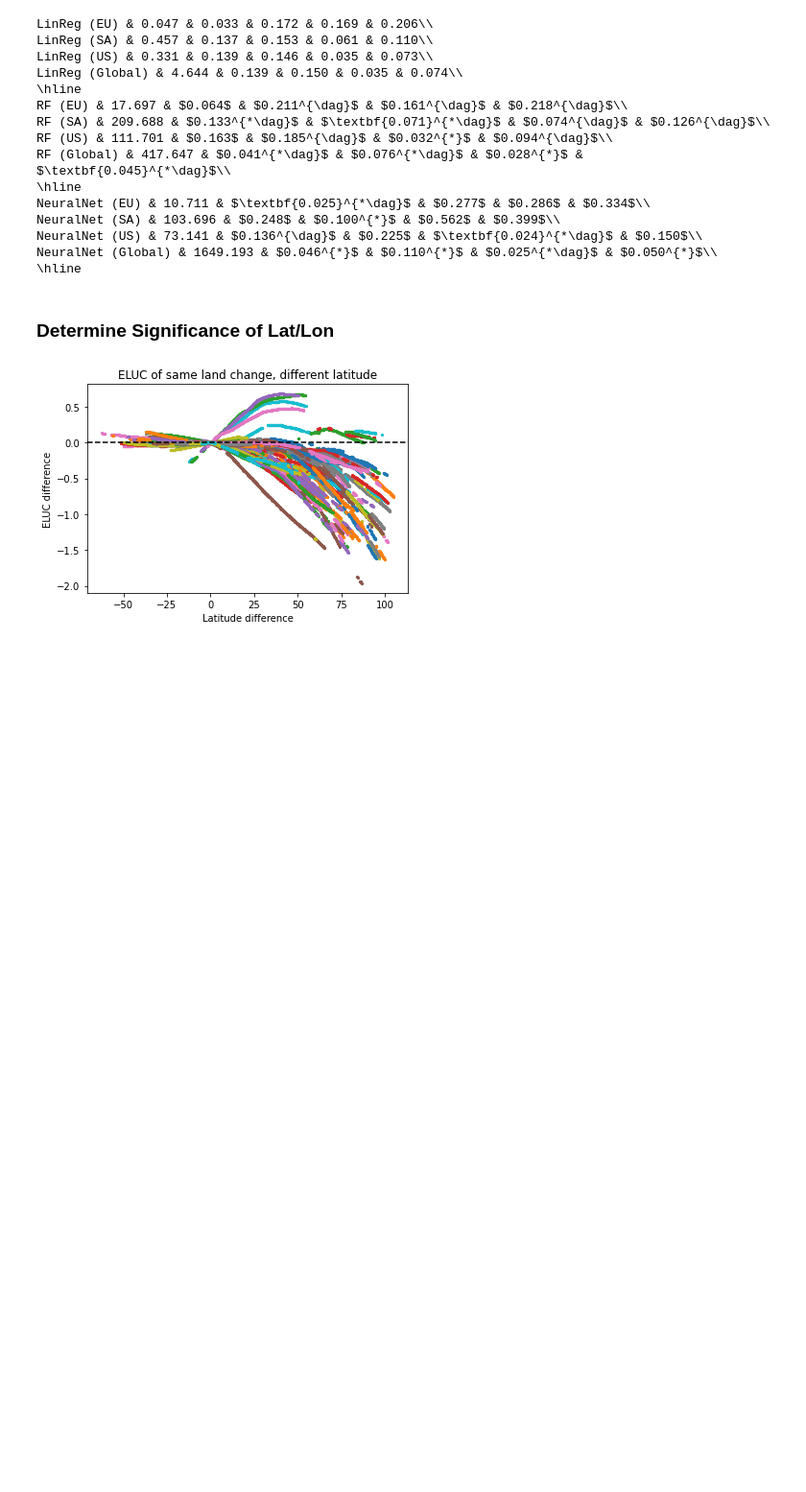
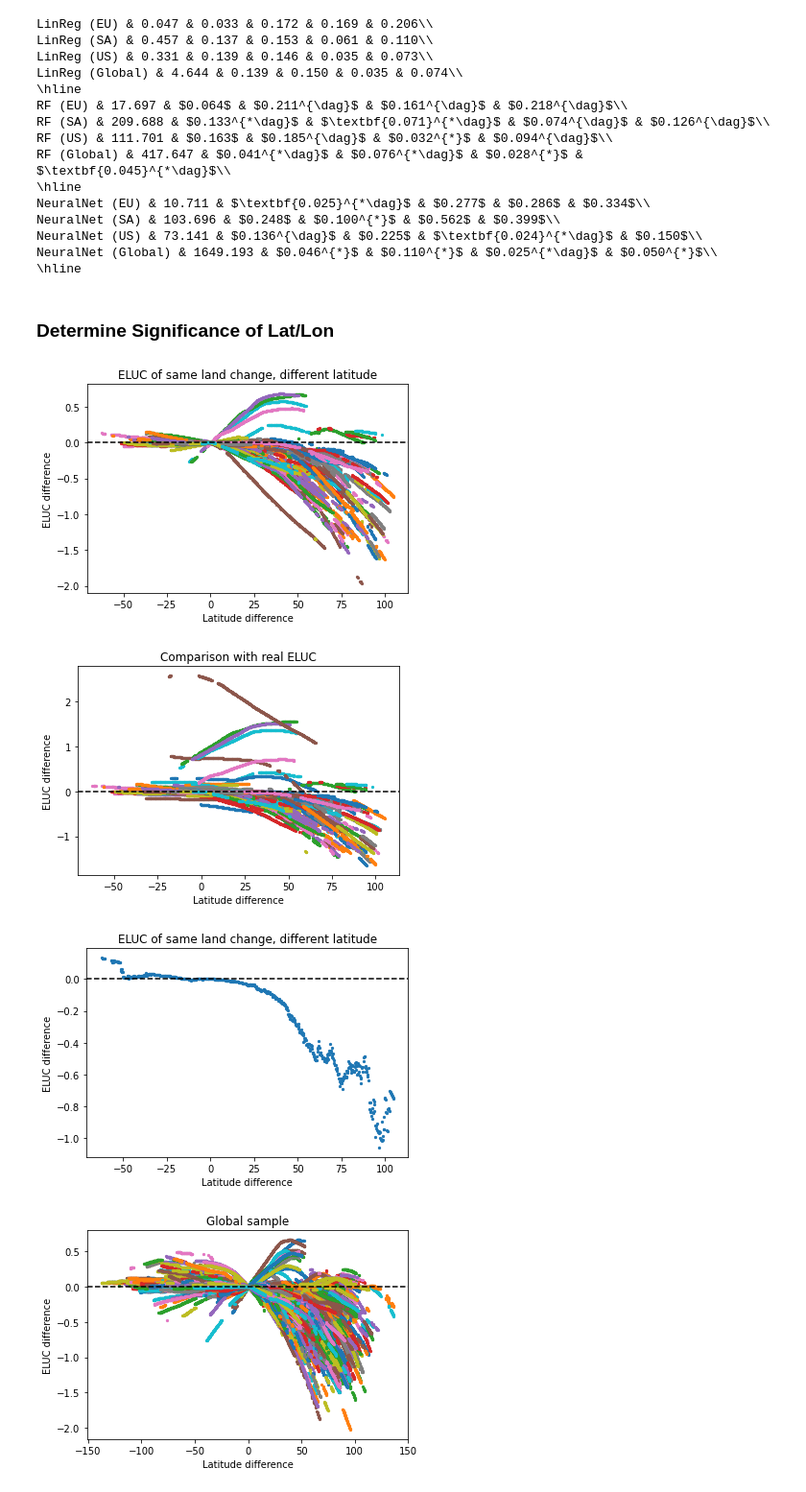
Before and after one commit to Project-Resilience/mvp, a Jupyter notebook: use_cases/eluc/experiments/predictor_experiments.ipynb, the cells around one changed output. Shown at 96% size. Cells and saved outputs as stored; diff of their text form; code cells hidden in the pictures; blank space fills up the shorter version.

```diff
--- a/use_cases/eluc/experiments/predictor_experiments.ipynb
+++ b/use_cases/eluc/experiments/predictor_experiments.ipynb
@@ -327,7 +327,7 @@ def signif_latlon(lat_zone=(-23.5, 23.5), n=100, real_eluc=False, lat="lat", ave
     if average:
         lat_diffs = np.array(list(all_eluc_diffs.keys()))
         eluc_diffs = list(all_eluc_diffs.values())
-        eluc_diffs = np.array([np.median(eluc_diff) for eluc_diff in eluc_diffs])
+        eluc_diffs = np.array([np.mean(eluc_diff) for eluc_diff in eluc_diffs])
         idxs = np.argsort(lat_diffs)
         lat_diffs = lat_diffs[idxs]
         eluc_diffs = eluc_diffs[idxs]
@@ -345,16 +345,21 @@ def signif_latlon(lat_zone=(-23.5, 23.5), n=100, real_eluc=False, lat="lat", ave
     plt.show()
 # %%
 signif_latlon()
-# signif_latlon(real_eluc=True, title="Comparison with real ELUC")
+signif_latlon(real_eluc=True, title="Comparison with real ELUC")
 
-# signif_latlon(average=True)
+signif_latlon(average=True)
 
-# all_lat_zone = (-1000, 1000)
-# signif_latlon(n=1000, lat_zone=all_lat_zone, title="Global sample")
+all_lat_zone = (-1000, 1000)
+signif_latlon(n=1000, lat_zone=all_lat_zone, title="Global sample")
 
-# africa_lons = (-166, -30)
-# signif_latlon(n=100, lat="lon", lat_zone=africa_lons, title="Longitude comparison")
-# signif_latlon(n=100, lat="lon", lat_zone=africa_lons, real_eluc=True, title="Longitude comparison real ELUC")
-# signif_latlon(n=100, lat="lon", lat_zone=africa_lons, average=True, title="Longitude comparison average")
+africa_lons = (-20, 55)
+signif_latlon(n=1000, lat="lon", lat_zone=africa_lons, title="Longitude comparison")
+signif_latlon(n=1000, lat="lon", lat_zone=africa_lons, real_eluc=True, title="Longitude comparison real ELUC")
+signif_latlon(n=1000, lat="lon", lat_zone=africa_lons, average=True, title="Longitude comparison average")
+
+signif_latlon(n=1000, lat="lon", lat_zone=all_lat_zone, title="Global longitude comparison")
 # %% [output]
 [figure]
+[figure, added]
+[figure, added]
+[figure, added]
```
Also changed, not shown: parts of 1 cell of this notebook.
